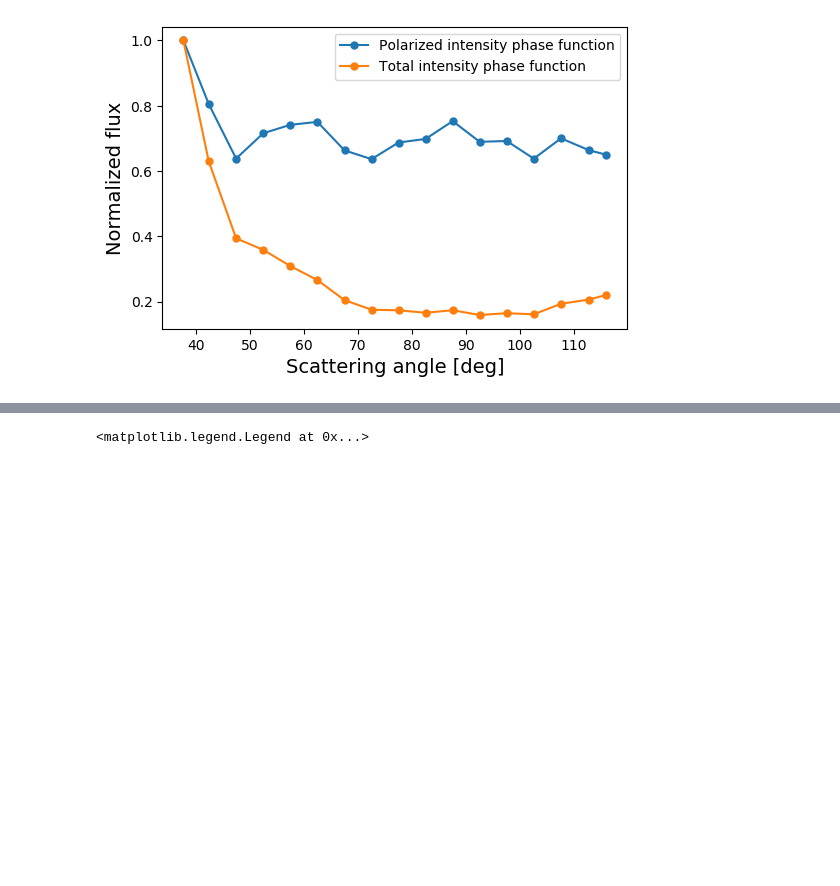
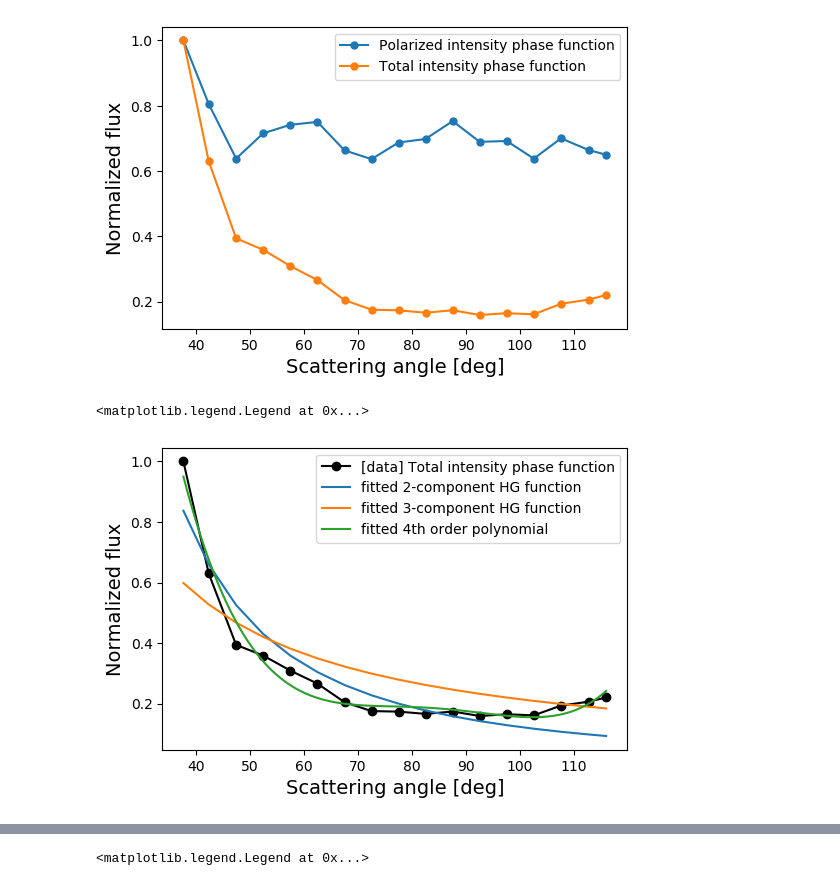
Before and after one commit to ruoyanwangdr/Cataloging-and-Visualizing-Cradles-of-Planet-Formation, a Jupyter notebook: diskmodel/disk_model_curve_fitting.ipynb, the cells around one changed output, grey strips where cells are left out. Saved outputs shown, nothing was run; the diff lists cells and outputs as text; code cells hidden in the pictures; blank space fills up the shorter version.

```diff
--- a/diskmodel/disk_model_curve_fitting.ipynb
+++ b/diskmodel/disk_model_curve_fitting.ipynb
@@ -9,10 +10,10 @@ param_hd97048 = ['scattering_angle', 'polarized_phase_function',
          'error_polarized_phase_function', 'phase_function', 'error_phase_function']
 hd97048 = pd.read_table('HD97048_phasefunction.dat', sep='\s+', header=None, comment='#', names=param_hd97048)
 # %%
-scattering_angle = pd.DataFrame(hd97048['scattering_angle'])
-polarized_phase_function = pd.DataFrame(hd97048['polarized_phase_function'])
-error_polarized_phase_function = pd.DataFrame(hd97048['error_polarized_phase_function'])
-phase_function = pd.DataFrame(hd97048['phase_function'])
-error_phase_function = pd.DataFrame(hd97048['error_phase_function'])
+scattering_angle = pd.DataFrame(hd97048['scattering_angle']).values.ravel()
+polarized_phase_function = pd.DataFrame(hd97048['polarized_phase_function']).values.ravel()
+error_polarized_phase_function = pd.DataFrame(hd97048['error_polarized_phase_function']).values.ravel()
+phase_function = pd.DataFrame(hd97048['phase_function']).values.ravel()
+error_phase_function = pd.DataFrame(hd97048['error_phase_function']).values.ravel()
 # %%
 plt.figure(dpi=100)
@@ -24,6 +25,41 @@ plt.legend()
 # %% [output]
 <matplotlib.legend.Legend at 0x...>
 [figure]
+# %%
+def hg(phi, g):
+    p = (1 - g**2)/(1 + g**2 - 2*g*np.cos(phi))**(3/2)
+    return p
+
+def hg2(phi, g1, g2, w1, w2):
+    g1=0.99
+    g2=-0.14
+    p2 = w1*hg(g1, phi) + w2*hg(g2, phi)
+    return p2
+
+def hg3(phi, g1, g2, g3, w1, w2, w3):
+    p3 = w1*hg(g1, phi) + w2*hg(g2, phi) + w3*hg(g3, phi)
+    return p3
+# %%
+popt, pcov = curve_fit(hg, scattering_angle, phase_function)
+popt2, pcov2 = curve_fit(hg2, scattering_angle, phase_function)
+popt3, pcov3 = curve_fit(hg3, scattering_angle, phase_function)
+
+coefs = poly.polyfit(scattering_angle, phase_function, 4)
+x_new = np.linspace(scattering_angle[0], scattering_angle[-1], 100)
+ffit = poly.polyval(x_new, coefs)
+
+plt.figure(dpi=100)
+plt.plot(scattering_angle, phase_function, '-ok',label='[data] Total intensity phase function')
+#plt.plot(scattering_angle, hg(scattering_angle, *popt), label='fitted 1-component HG function')
+plt.plot(scattering_angle, hg2(scattering_angle, *popt2), label='fitted 2-component HG function')
+plt.plot(scattering_angle, hg3(scattering_angle, *popt3), label='fitted 3-component HG function')
+plt.plot(x_new, ffit, label='fitted 4th order polynomial')
+plt.xlabel('Scattering angle [deg]', fontsize=14)
+plt.ylabel('Normalized flux', fontsize=14)
+plt.legend()
+# %% [output]
+<matplotlib.legend.Legend at 0x...>
+[figure, added]
 # %%
 param_bcca = ['scattering_angle_bcca', 'z_11', 'z_12', 'z_22', 'z_33', 'z_34', 'z_44']
 param_bpca = ['scattering_angle_bpca', 'z_11', 'z_12', 'z_22', 'z_33', 'z_34', 'z_44']
```
Also changed, not shown: parts of 9 cells of this notebook.
